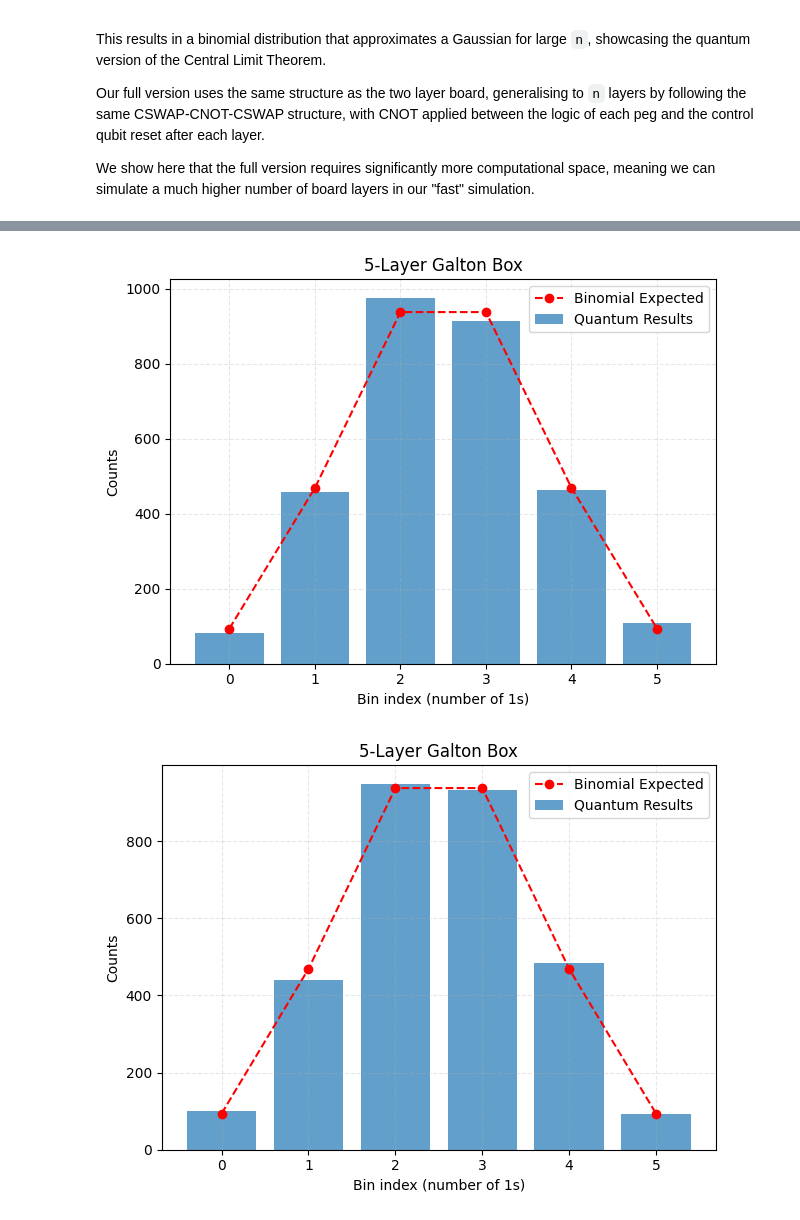
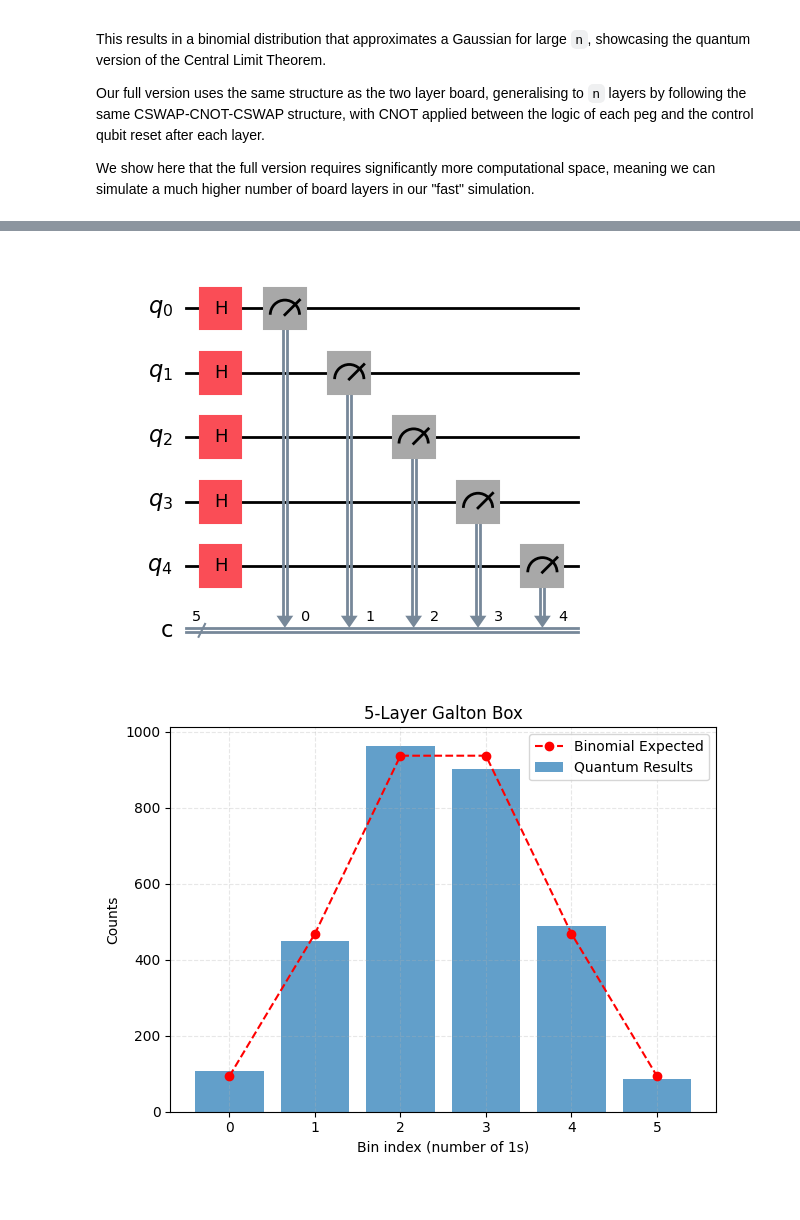
Before and after one commit to ismail-mehmood/quantum_nnl_project, a Jupyter notebook: notebooks/galton_box_demo.ipynb, the cells around one changed output, grey strips where cells are left out. Cells and saved outputs as stored; diff of their text form; code cells hidden in the pictures; blank space fills up the shorter version.

```diff
--- a/notebooks/galton_box_demo.ipynb
+++ b/notebooks/galton_box_demo.ipynb
@@ -112,11 +112,11 @@ plot_bins(bin_counts, n=4, overlay='binomial', shots=1000)
 # %%
 # 5-Layer Galton Board, shots = 3000, fast
-bin_counts = galton_n_layer(5, shots=3000, mode="fast")
+bin_counts = galton_n_layer(5, shots=3000, mode="fast", draw=True)
 plot_bins(bin_counts, n=5, overlay='binomial', shots=3000)
 
 # 5-Layer Galton Board, shots = 3000, full
-bin_counts = galton_n_layer(5, shots=3000)
+bin_counts = galton_n_layer(5, shots=3000, draw=True)
 plot_bins(bin_counts, n=5, overlay='binomial', shots=3000)
 # %% [output]
-[figure, old version]
+[figure, new version]
-[figure, old version]
+[figure, new version]
```
Also changed, not shown: parts of 8 cells of this notebook, 4 other files.
